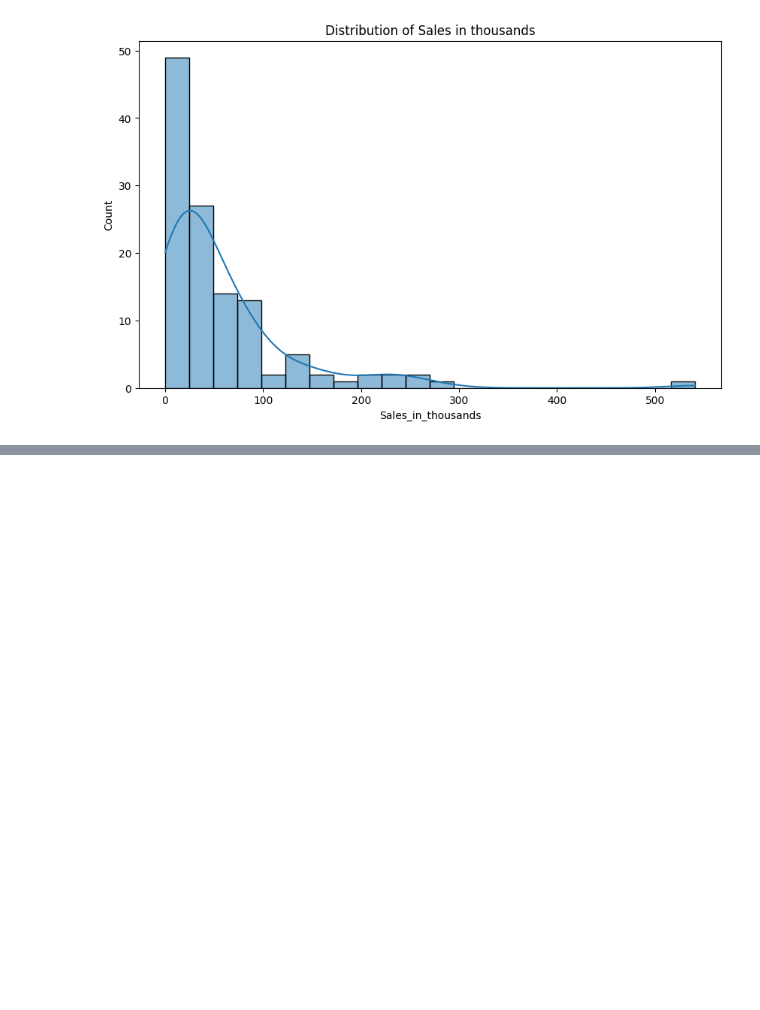
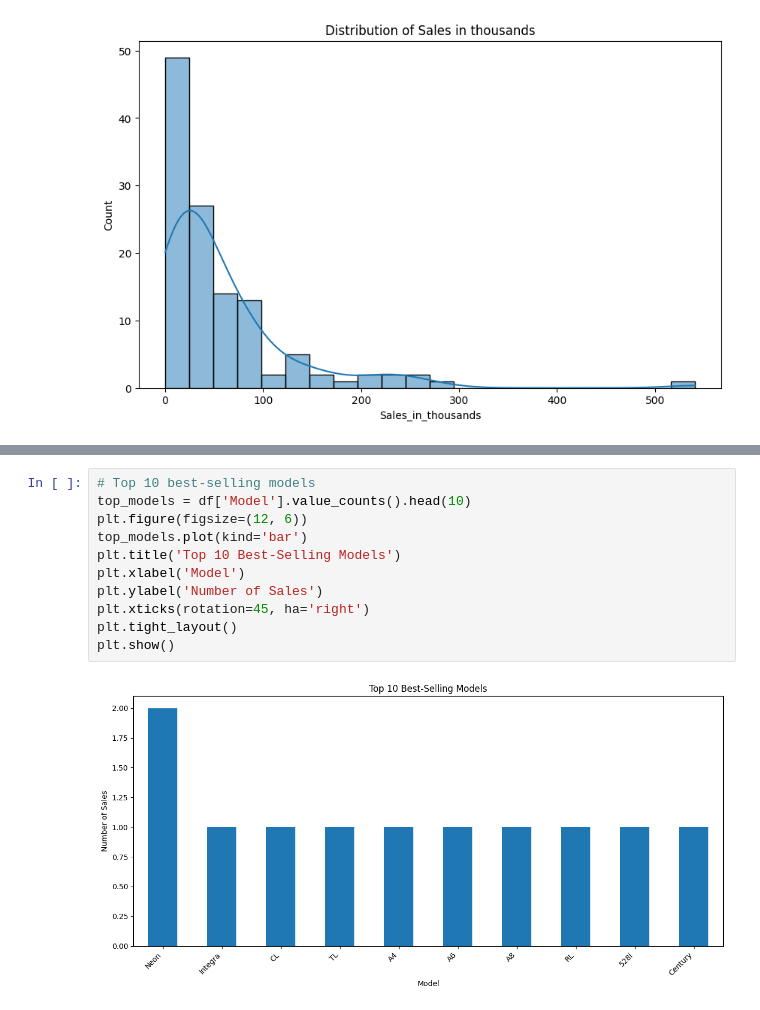
Before and after one commit to RanjaniMK/Car-Sales-Data-Analysis, a Jupyter notebook: Sales Distribution Analysis.ipynb, the cells around one changed output, grey strips where cells are left out. Saved outputs shown, nothing was run; the diff lists cells and outputs as text; blank space fills up the shorter version.

```diff
--- a/Sales Distribution Analysis.ipynb
+++ b/Sales Distribution Analysis.ipynb
@@ -507,0 +546,13 @@ plt.show()
+# %%
+# Top 10 best-selling models
+top_models = df['Model'].value_counts().head(10)
+plt.figure(figsize=(12, 6))
+top_models.plot(kind='bar')
+plt.title('Top 10 Best-Selling Models')
+plt.xlabel('Model')
+plt.ylabel('Number of Sales')
+plt.xticks(rotation=45, ha='right')
+plt.tight_layout()
+plt.show()
+# %% [output]
+[figure, added]
```
Also changed, not shown: parts of 9 cells of this notebook.
